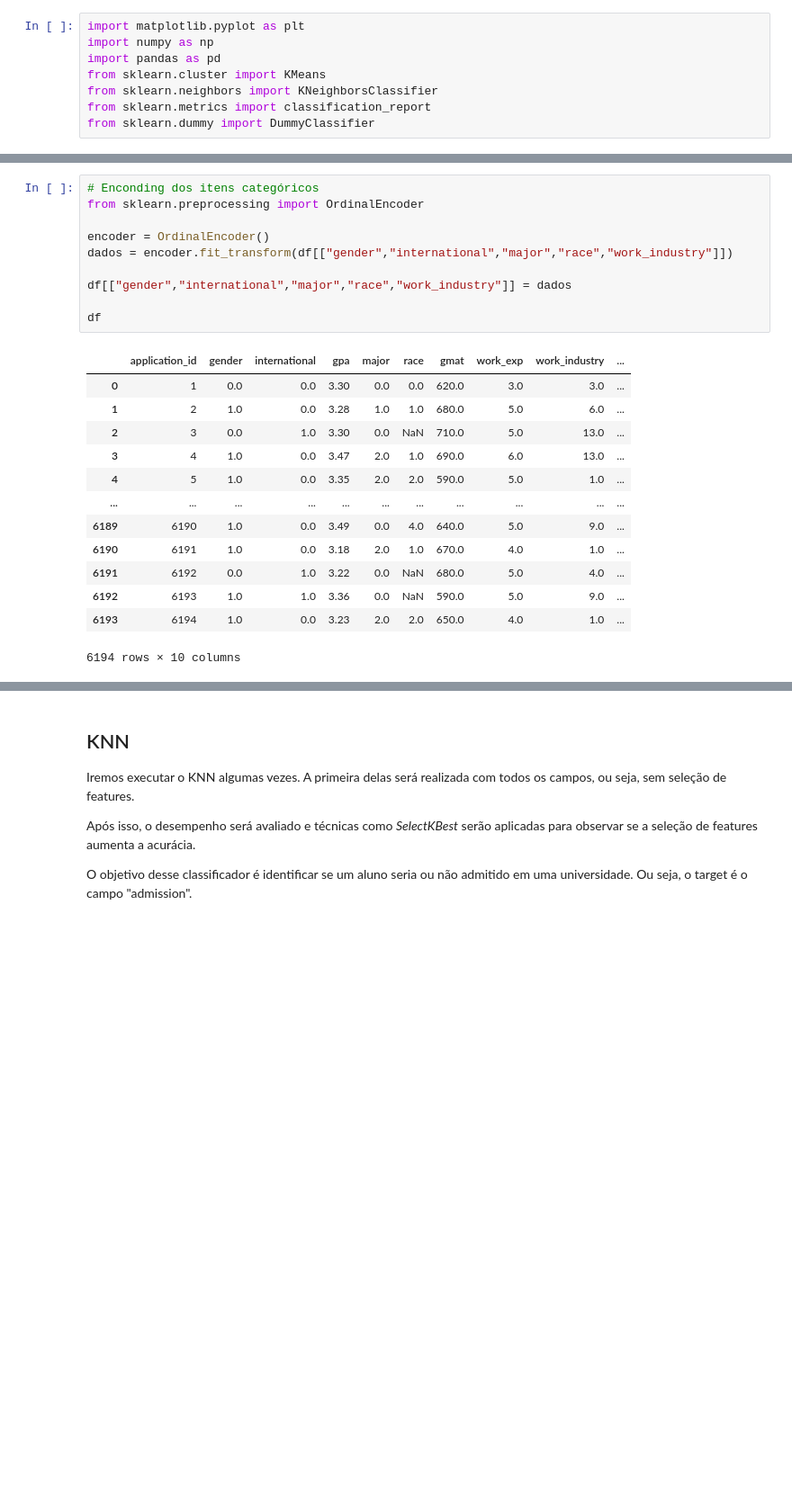
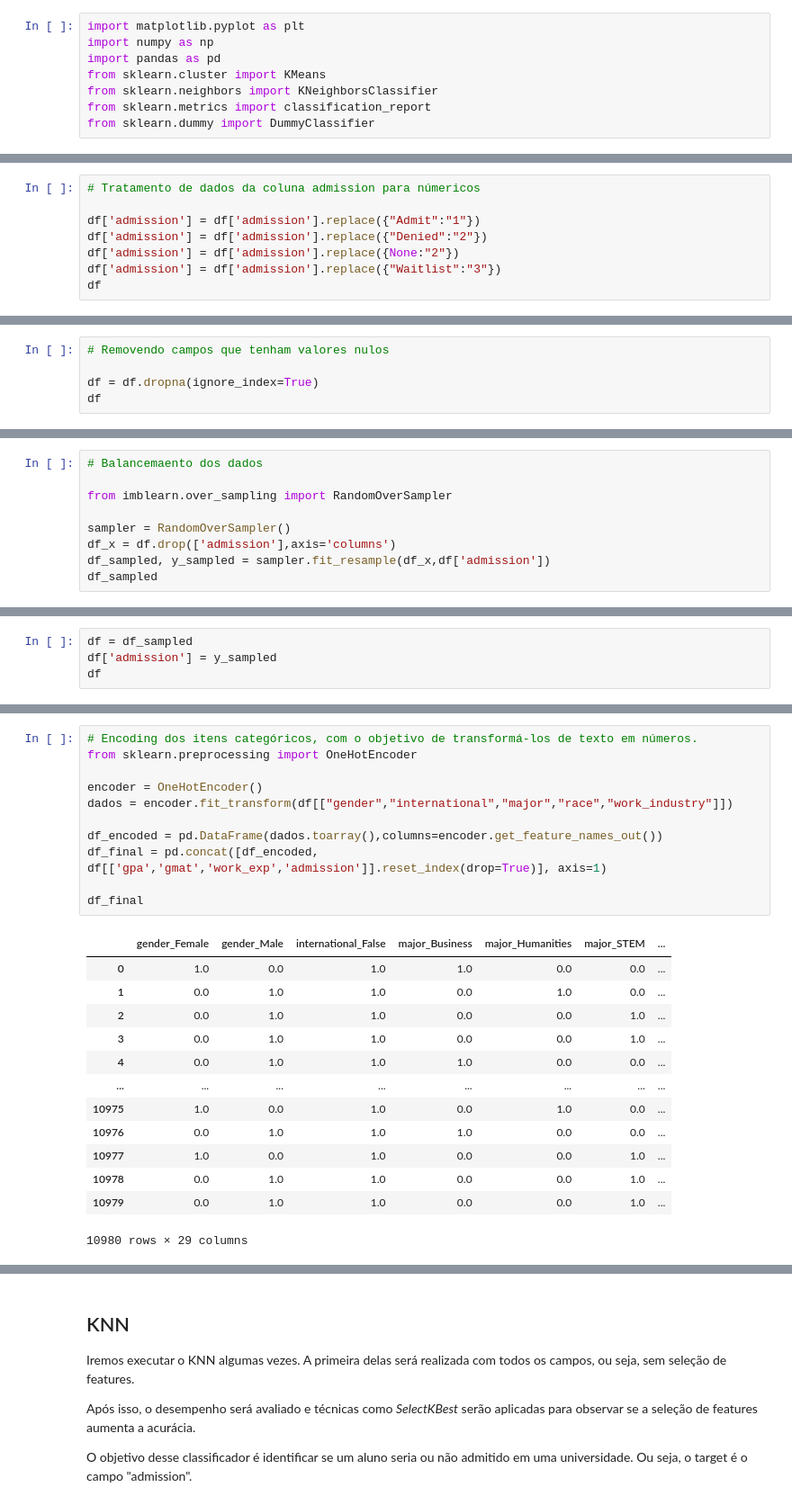
Before and after one commit to felipeVsc/textual_mining, a Jupyter notebook: atv1.ipynb, the cells around one changed output, grey strips where cells are left out. Shown at 90% size. Drawn from its saved outputs; the diff is of its cells as text; blank space fills up the shorter version.

```diff
--- a/atv1.ipynb
+++ b/atv1.ipynb
@@ -116,0 +110,8 @@ df
+# %%
+# Tratamento de dados da coluna admission para númericos
+
+df['admission'] = df['admission'].replace({"Admit":"1"})
+df['admission'] = df['admission'].replace({"Denied":"2"})
+df['admission'] = df['admission'].replace({None:"2"})
+df['admission'] = df['admission'].replace({"Waitlist":"3"})
+df
@@ -116,0 +133,5 @@ df
+# %%
+# Removendo campos que tenham valores nulos
+
+df = df.dropna(ignore_index=True)
+df
@@ -121,0 +163,9 @@ df.admission.hist()
+# %%
+# Balancemaento dos dados
+
+from imblearn.over_sampling import RandomOverSampler
+
+sampler = RandomOverSampler()
+df_x = df.drop(['admission'],axis='columns')
+df_sampled, y_sampled = sampler.fit_resample(df_x,df['admission'])
+df_sampled
@@ -121,0 +206,4 @@ df.admission.hist()
+# %%
+df = df_sampled
+df['admission'] = y_sampled
+df
@@ -122,24 +275,25 @@ df.admission.hist()
 # %%
-# Enconding dos itens categóricos
-from sklearn.preprocessing import OrdinalEncoder
+# Encoding dos itens categóricos, com o objetivo de transformá-los de texto em números.
+from sklearn.preprocessing import OneHotEncoder
 
-encoder = OrdinalEncoder()
+encoder = OneHotEncoder()
 dados = encoder.fit_transform(df[["gender","international","major","race","work_industry"]])
 
-df[["gender","international","major","race","work_industry"]] = dados
+df_encoded = pd.DataFrame(dados.toarray(),columns=encoder.get_feature_names_out())
+df_final = pd.concat([df_encoded, df[['gpa','gmat','work_exp','admission']].reset_index(drop=True)], axis=1)
 
-df
+df_final
 # %% [output]
-|  | application_id | gender | international | gpa | major | race | gmat | work_exp | work_industry | ... |
-| 0 | 1 | 0.0 | 0.0 | 3.30 | 0.0 | 0.0 | 620.0 | 3.0 | 3.0 | ... |
-| 1 | 2 | 1.0 | 0.0 | 3.28 | 1.0 | 1.0 | 680.0 | 5.0 | 6.0 | ... |
-| 2 | 3 | 0.0 | 1.0 | 3.30 | 0.0 | NaN | 710.0 | 5.0 | 13.0 | ... |
-| 3 | 4 | 1.0 | 0.0 | 3.47 | 2.0 | 1.0 | 690.0 | 6.0 | 13.0 | ... |
-| 4 | 5 | 1.0 | 0.0 | 3.35 | 2.0 | 2.0 | 590.0 | 5.0 | 1.0 | ... |
-| ... | ... | ... | ... | ... | ... | ... | ... | ... | ... | ... |
-| 6189 | 6190 | 1.0 | 0.0 | 3.49 | 0.0 | 4.0 | 640.0 | 5.0 | 9.0 | ... |
-| 6190 | 6191 | 1.0 | 0.0 | 3.18 | 2.0 | 1.0 | 670.0 | 4.0 | 1.0 | ... |
-| 6191 | 6192 | 0.0 | 1.0 | 3.22 | 0.0 | NaN | 680.0 | 5.0 | 4.0 | ... |
-| 6192 | 6193 | 1.0 | 1.0 | 3.36 | 0.0 | NaN | 590.0 | 5.0 | 9.0 | ... |
-| 6193 | 6194 | 1.0 | 0.0 | 3.23 | 2.0 | 2.0 | 650.0 | 4.0 | 1.0 | ... |
+|  | gender_Female | gender_Male | international_False | major_Business | major_Humanities | major_STEM | ... |
+| 0 | 1.0 | 0.0 | 1.0 | 1.0 | 0.0 | 0.0 | ... |
+| 1 | 0.0 | 1.0 | 1.0 | 0.0 | 1.0 | 0.0 | ... |
+| 2 | 0.0 | 1.0 | 1.0 | 0.0 | 0.0 | 1.0 | ... |
+| 3 | 0.0 | 1.0 | 1.0 | 0.0 | 0.0 | 1.0 | ... |
+| 4 | 0.0 | 1.0 | 1.0 | 1.0 | 0.0 | 0.0 | ... |
+| ... | ... | ... | ... | ... | ... | ... | ... |
+| 10975 | 1.0 | 0.0 | 1.0 | 0.0 | 1.0 | 0.0 | ... |
+| 10976 | 0.0 | 1.0 | 1.0 | 1.0 | 0.0 | 0.0 | ... |
+| 10977 | 1.0 | 0.0 | 1.0 | 0.0 | 0.0 | 1.0 | ... |
+| 10978 | 0.0 | 1.0 | 1.0 | 0.0 | 0.0 | 1.0 | ... |
+| 10979 | 0.0 | 1.0 | 1.0 | 0.0 | 0.0 | 1.0 | ... |
-6194 rows × 10 columns
+10980 rows × 29 columns
```
Also changed, not shown: parts of 69 cells of this notebook.
